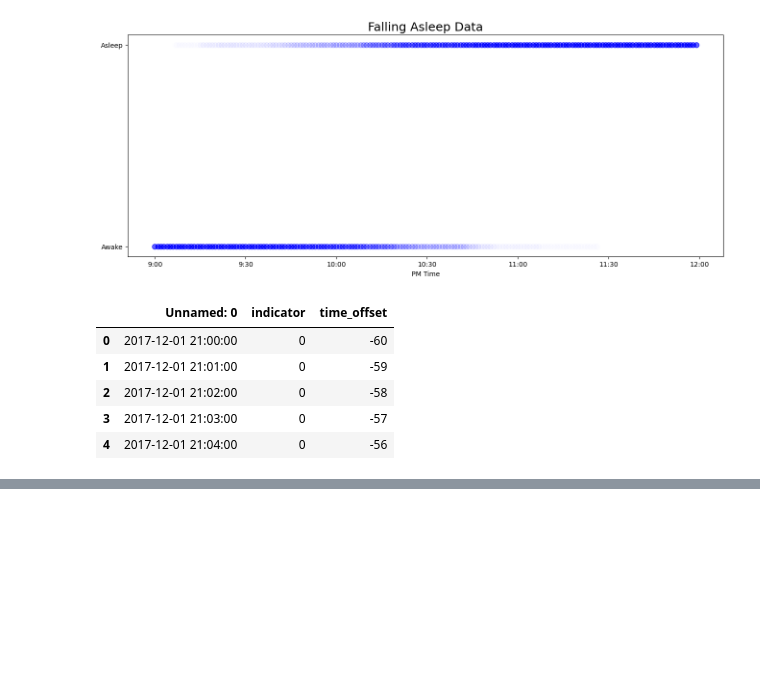
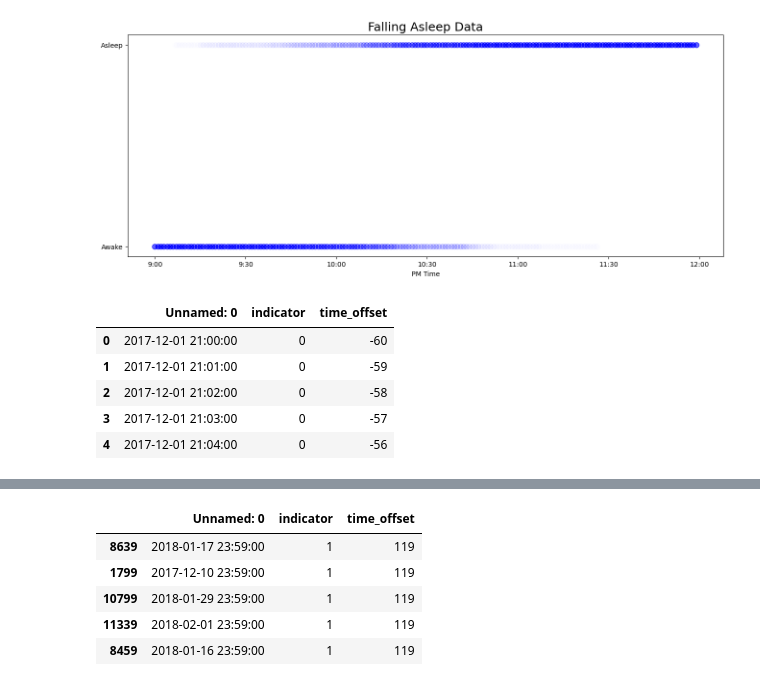
Before and after one commit to shafaq-aslam/statistics-prob, a Jupyter notebook: 09_sleep_case_study.ipynb, the cells around one changed output, grey strips where cells are left out. Cells and saved outputs as stored; diff of their text form; code cells hidden in the pictures; blank space fills up the shorter version.

```diff
--- a/09_sleep_case_study.ipynb
+++ b/09_sleep_case_study.ipynb
@@ -40,0 +59,9 @@ sleep_data.head()
+# %%
+sleep_data.tail()
+# %% [output]
+|  | Unnamed: 0 | indicator | time_offset |
+| 8639 | 2018-01-17 23:59:00 | 1 | 119 |
+| 1799 | 2017-12-10 23:59:00 | 1 | 119 |
+| 10799 | 2018-01-29 23:59:00 | 1 | 119 |
+| 11339 | 2018-02-01 23:59:00 | 1 | 119 |
+| 8459 | 2018-01-16 23:59:00 | 1 | 119 |
```
Also changed, not shown: parts of 8 cells of this notebook.
